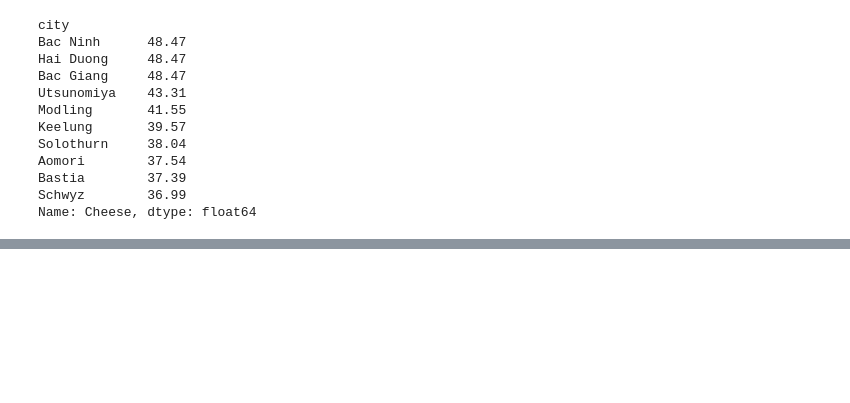
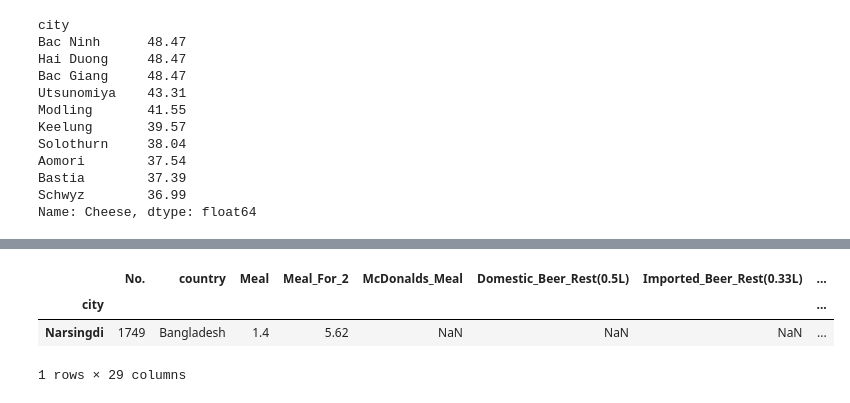
Before and after one commit to Reed-Carter/Global-Cost-of-Living, a Jupyter notebook: phil-project.ipynb, the cells around one changed output, grey strips where cells are left out. Saved outputs shown, nothing was run; the diff lists cells and outputs as text; code cells hidden in the pictures; blank space fills up the shorter version.

```diff
--- a/phil-project.ipynb
+++ b/phil-project.ipynb
@@ -460,0 +479,8 @@ Name: Cheese, dtype: float64
+# %%
+# Find min chicken value in the dataframe
+cost_of_living[cost_of_living.Chicken_Fillets == 1.17]
+# %% [output]
+|  | No. | country | Meal | Meal_For_2 | McDonalds_Meal | Domestic_Beer_Rest(0.5L) | Imported_Beer_Rest(0.33L) | ... |
+| city |  |  |  |  |  |  |  | ... |
+| Narsingdi | 1749 | Bangladesh | 1.4 | 5.62 | NaN | NaN | NaN | ... |
+1 rows × 29 columns
```
Also changed, not shown: parts of 4 cells of this notebook.
